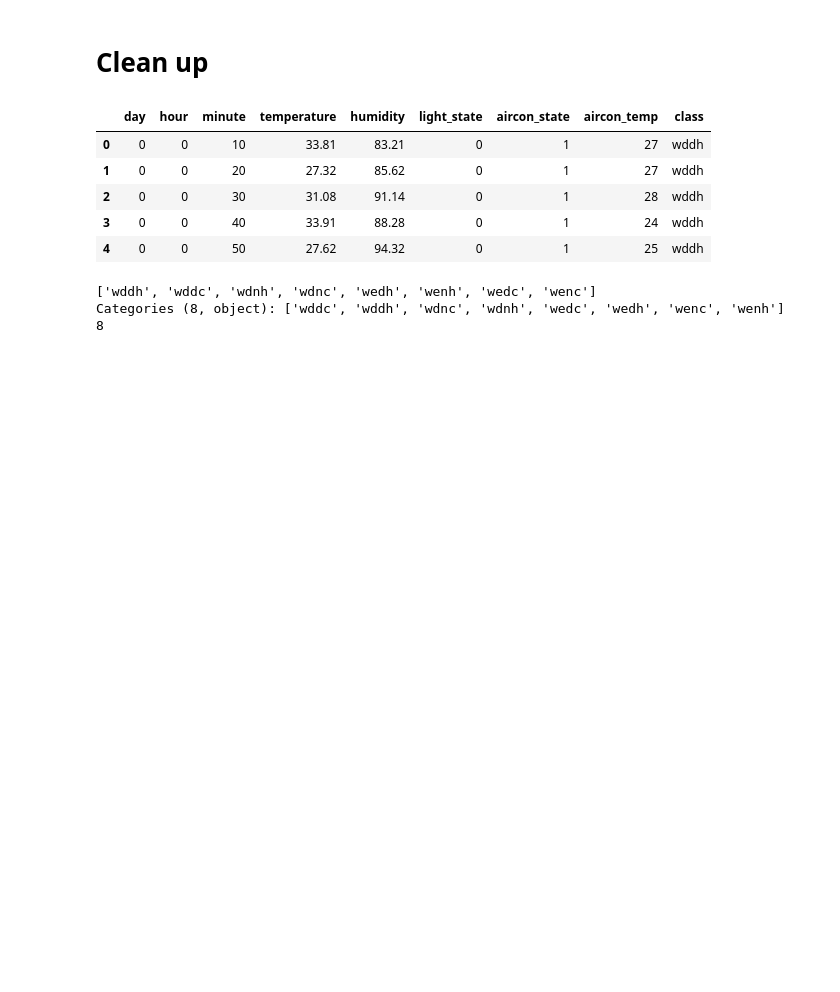
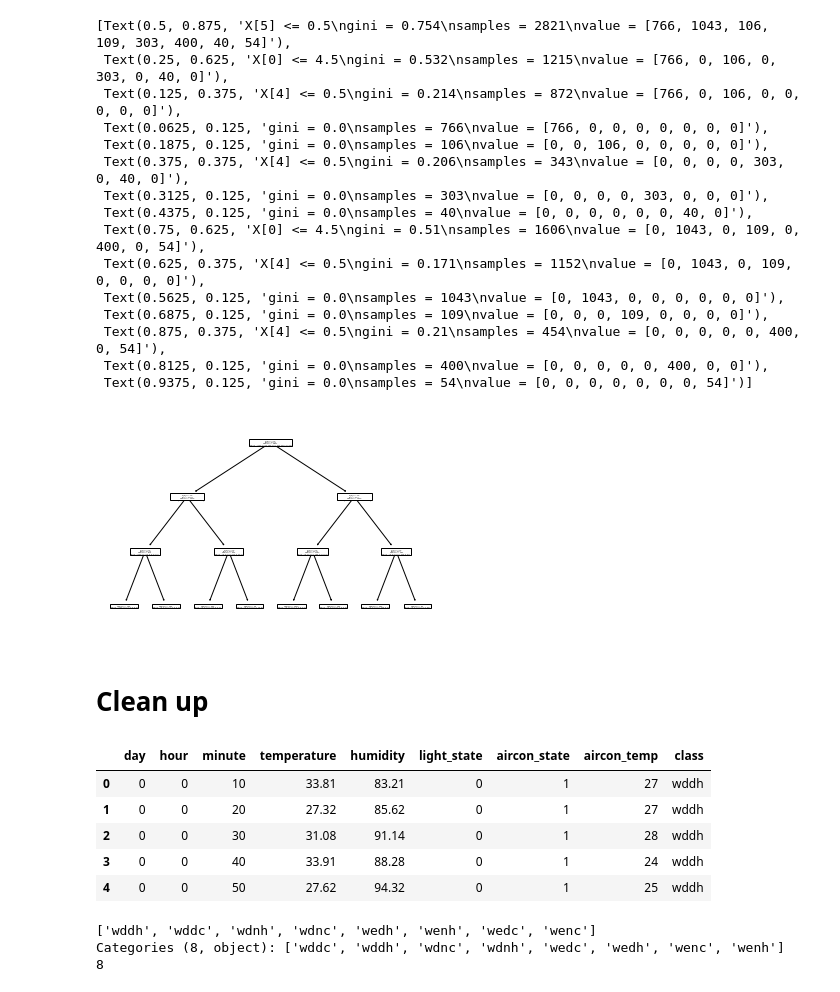
Before and after one commit to derektcw98/3004_G25_Smart_Home_Automation, a Jupyter notebook: X_RoomBehavior.ipynb, the cells around one changed output. Drawn from its saved outputs; the diff is of its cells as text; code cells hidden in the pictures; blank space fills up the shorter version.

```diff
--- a/X_RoomBehavior.ipynb
+++ b/X_RoomBehavior.ipynb
@@ -18,0 +23,14 @@ data.head()
+# %%
+Y = data['class']
+X = data.drop(["room","class"], axis=1)
+X_train, X_test,Y_train, Y_test = train_test_split(X,Y, test_size=0.3, random_state=100)
+clf = DecisionTreeClassifier(criterion='entropy',random_state = 100, max_depth=10, min_samples_leaf=100)
+#clf = tree.DecisionTreeClassifier()
+#clf = clf.fit(X_train,Y_train)
+#clf = clf.fit(X,Y)
+knn = KNeighborsClassifier(n_neighbors=5)
+knn.fit(X_train, Y_train)
+x = [[6,9,50,21,23.68,0,0,24]]
+print(X_test)
+prediction = knn.predict(X_test)
+print(prediction)
@@ -19,3 +63,22 @@ data.head()
+# %%
+tree.plot_tree(clf)
+# %% [output]
+[Text(0.5, 0.875, 'X[5] <= 0.5\ngini = 0.754\nsamples = 2821\nvalue = [766, 1043, 106, 109, 303, 400, 40, 54]'),
+ Text(0.25, 0.625, 'X[0] <= 4.5\ngini = 0.532\nsamples = 1215\nvalue = [766, 0, 106, 0, 303, 0, 40, 0]'),
+ Text(0.125, 0.375, 'X[4] <= 0.5\ngini = 0.214\nsamples = 872\nvalue = [766, 0, 106, 0, 0, 0, 0, 0]'),
+ Text(0.0625, 0.125, 'gini = 0.0\nsamples = 766\nvalue = [766, 0, 0, 0, 0, 0, 0, 0]'),
+ Text(0.1875, 0.125, 'gini = 0.0\nsamples = 106\nvalue = [0, 0, 106, 0, 0, 0, 0, 0]'),
+ Text(0.375, 0.375, 'X[4] <= 0.5\ngini = 0.206\nsamples = 343\nvalue = [0, 0, 0, 0, 303, 0, 40, 0]'),
+ Text(0.3125, 0.125, 'gini = 0.0\nsamples = 303\nvalue = [0, 0, 0, 0, 303, 0, 0, 0]'),
+ Text(0.4375, 0.125, 'gini = 0.0\nsamples = 40\nvalue = [0, 0, 0, 0, 0, 0, 40, 0]'),
+ Text(0.75, 0.625, 'X[0] <= 4.5\ngini = 0.51\nsamples = 1606\nvalue = [0, 1043, 0, 109, 0, 400, 0, 54]'),
+ Text(0.625, 0.375, 'X[4] <= 0.5\ngini = 0.171\nsamples = 1152\nvalue = [0, 1043, 0, 109, 0, 0, 0, 0]'),
+ Text(0.5625, 0.125, 'gini = 0.0\nsamples = 1043\nvalue = [0, 1043, 0, 0, 0, 0, 0, 0]'),
+ Text(0.6875, 0.125, 'gini = 0.0\nsamples = 109\nvalue = [0, 0, 0, 109, 0, 0, 0, 0]'),
+ Text(0.875, 0.375, 'X[4] <= 0.5\ngini = 0.21\nsamples = 454\nvalue = [0, 0, 0, 0, 0, 400, 0, 54]'),
+ Text(0.8125, 0.125, 'gini = 0.0\nsamples = 400\nvalue = [0, 0, 0, 0, 0, 400, 0, 0]'),
+ Text(0.9375, 0.125, 'gini = 0.0\nsamples = 54\nvalue = [0, 0, 0, 0, 0, 0, 0, 54]')]
+[figure, added]
 # %% [markdown]
 # Clean up
 # %%
```
Also changed, not shown: parts of 8 cells of this notebook, 2 other files.
